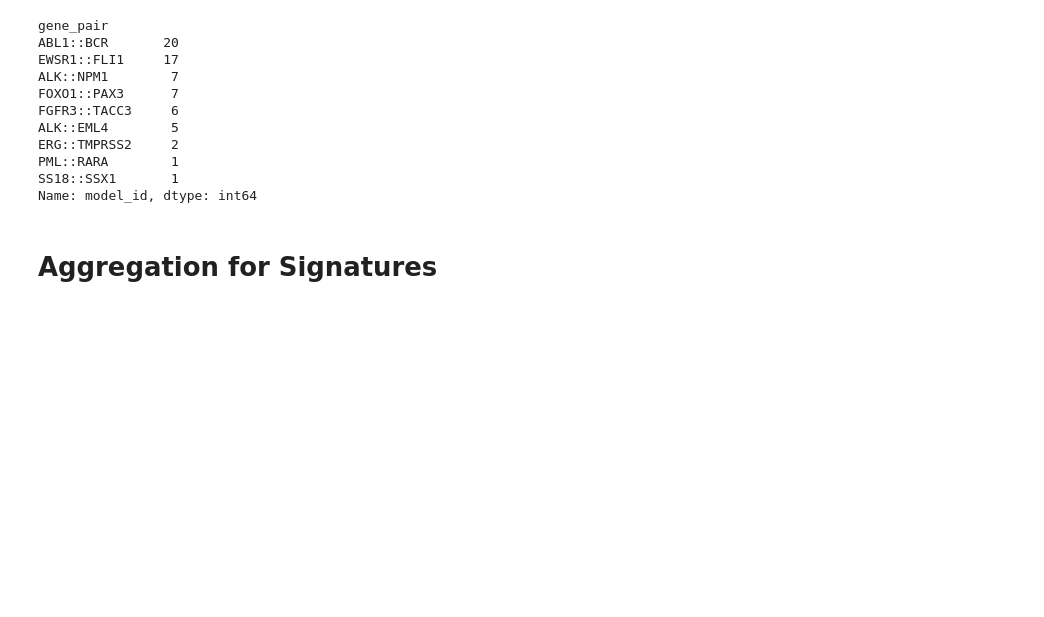
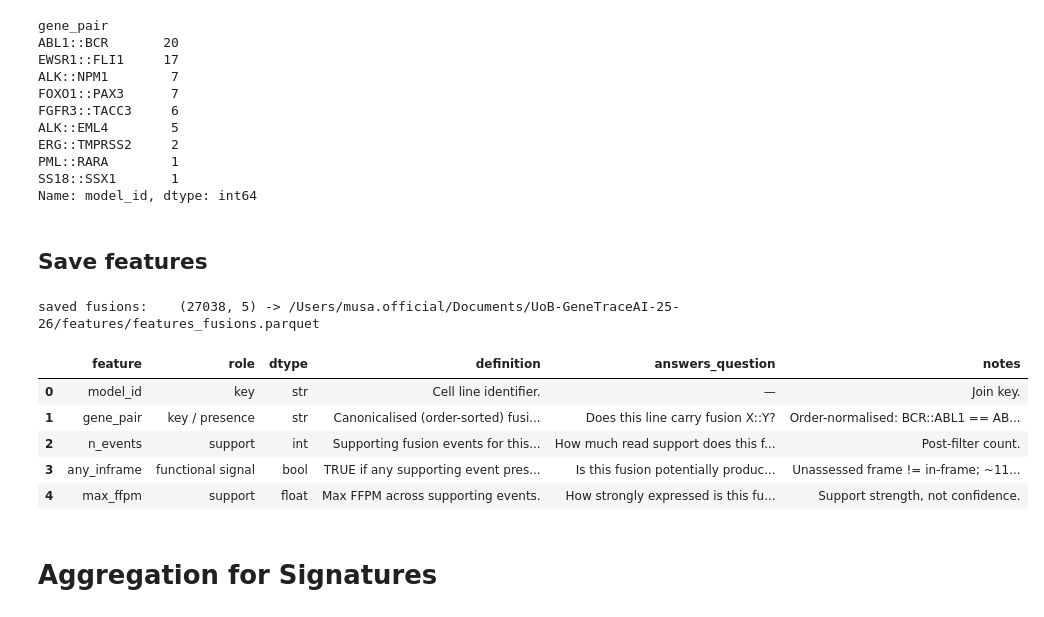
Before and after one commit to UoB-AstraZeneca-25-26/UoB-GeneTraceAI-25-26, a Jupyter notebook: src/Track - D/00_data_harmonisation_pipeline.ipynb, the cells around one changed output. Cells and saved outputs as stored; diff of their text form; code cells hidden in the pictures; blank space fills up the shorter version.

```diff
--- a/src/Track - D/00_data_harmonisation_pipeline.ipynb
+++ b/src/Track - D/00_data_harmonisation_pipeline.ipynb
@@ -2316,6 +2395,44 @@ ERG::TMPRSS2     2
 PML::RARA        1
 SS18::SSX1       1
 Name: model_id, dtype: int64
+# %% [markdown]
+## Save features
+# %%
+fus_by_pair.to_parquet(OUT / "features_fusions.parquet", index=False)
+print("saved fusions:   ", fus_by_pair.shape, "->", OUT / "features_fusions.parquet")
+# %% [output]
+saved fusions:    (27038, 5) -> /Users/musa.official/Documents/UoB-GeneTraceAI-25-26/features/features_fusions.parquet
+# %%
+FUSION_FEATURE_DICT = pd.DataFrame([
+    dict(feature="model_id", role="key", dtype="str",
+         definition="Cell line identifier.", answers_question="—", notes="Join key."),
+    dict(feature="gene_pair", role="key / presence", dtype="str",
+         definition="Canonicalised (order-sorted) fusion pair GENEA::GENEB. The row's "
+                    "existence IS the presence call (post-filter).",
+         answers_question="Does this line carry fusion X::Y?",
+         notes="Order-normalised: BCR::ABL1 == ABL1::BCR."),
+    dict(feature="n_events", role="support", dtype="int",
+         definition="Supporting fusion events for this pair in this line, post v1 filter.",
+         answers_question="How much read support does this fusion have?",
+         notes="Post-filter count."),
+    dict(feature="any_inframe", role="functional signal", dtype="bool",
+         definition="TRUE if any supporting event preserves the reading frame.",
+         answers_question="Is this fusion potentially productive (in-frame)?",
+         notes="Unassessed frame != in-frame; ~11% of pairs."),
+    dict(feature="max_ffpm", role="support", dtype="float",
+         definition="Max FFPM across supporting events.",
+         answers_question="How strongly expressed is this fusion?",
+         notes="Support strength, not confidence."),
+])
+FUSION_FEATURE_DICT.to_csv(OUT / "feature_dict_fusions.csv", index=False)
+FUSION_FEATURE_DICT   # display; run SIGNATURE_FEATURE_DICT in the next cell to view it
+# %% [output]
+|  | feature | role | dtype | definition | answers_question | notes |
+| 0 | model_id | key | str | Cell line identifier. | — | Join key. |
+| 1 | gene_pair | key / presence | str | Canonicalised (order-sorted) fusi... | Does this line carry fusion X::Y? | Order-normalised: BCR::ABL1 == AB... |
+| 2 | n_events | support | int | Supporting fusion events for this... | How much read support does this f... | Post-filter count. |
+| 3 | any_inframe | functional signal | bool | TRUE if any supporting event pres... | Is this fusion potentially produc... | Unassessed frame != in-frame; ~11... |
+| 4 | max_ffpm | support | float | Max FFPM across supporting events. | How strongly expressed is this fu... | Support strength, not confidence. |
 # %% [markdown]
 # Aggregation for Signatures
 # %%
```
Also changed, not shown: parts of 10 cells of this notebook.
